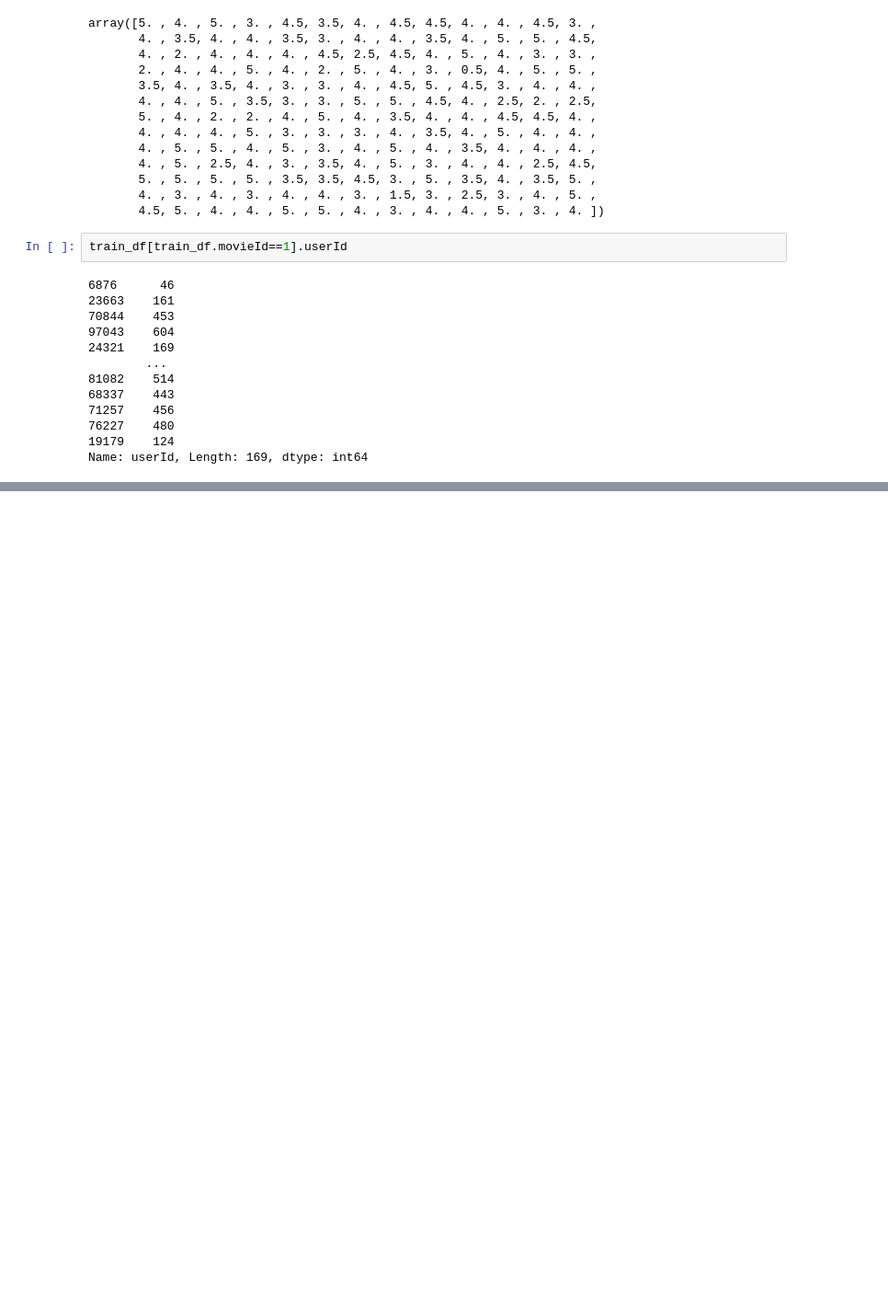
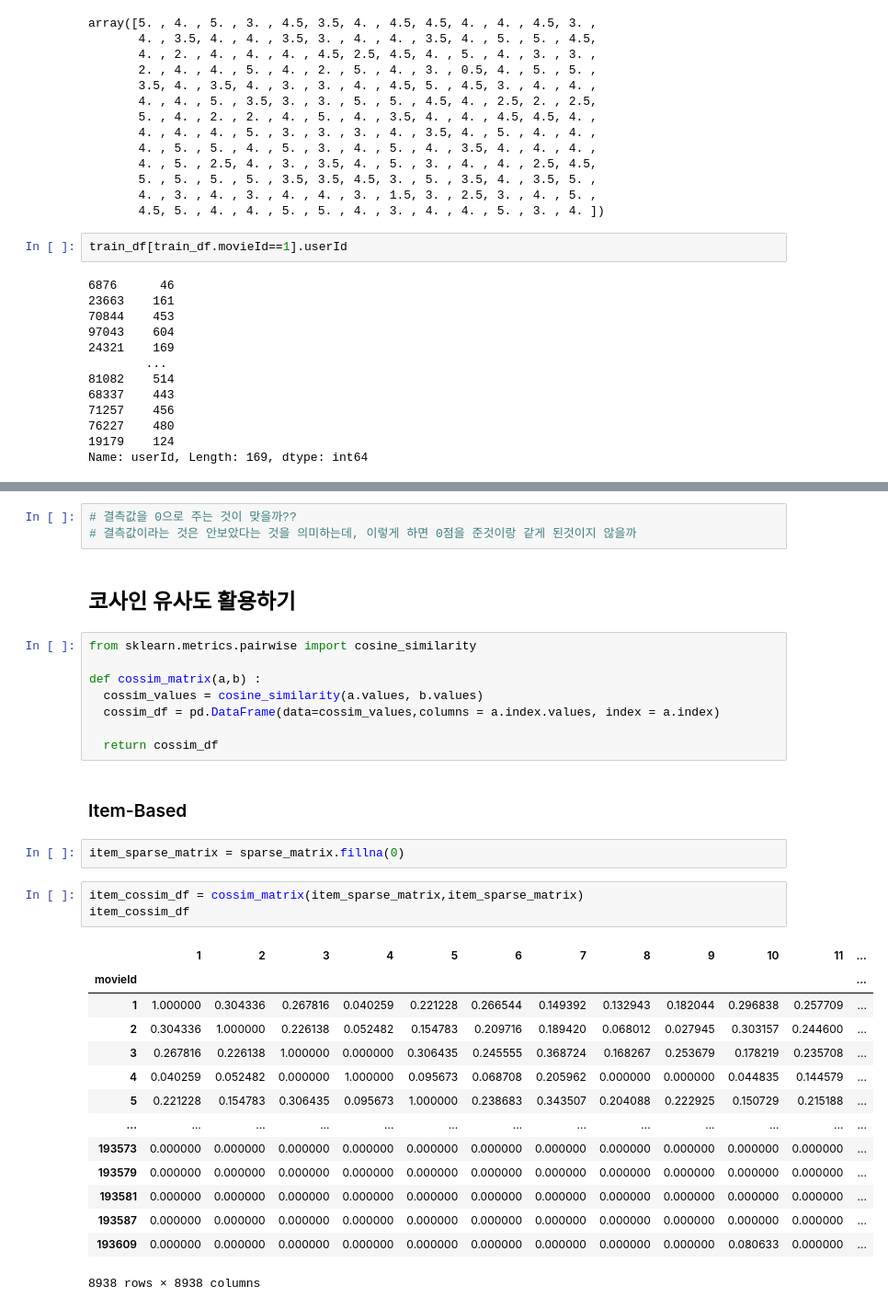
Before and after one commit to Vaycold/Vaycold, a Jupyter notebook: Recommend_Algorithm/#4.이웃기반_협업필터링.ipynb, the cells around one changed output, grey strips where cells are left out. Shown: that part at 92% size. Saved outputs shown, nothing was run; the diff lists cells and outputs as text; blank space fills up the shorter version.

```diff
--- a/Recommend_Algorithm/#4.이웃기반_협업필터링.ipynb
+++ b/Recommend_Algorithm/#4.이웃기반_협업필터링.ipynb
@@ -149,0 +167,35 @@ Name: userId, Length: 169, dtype: int64
+# %%
+# 결측값을 0으로 주는 것이 맞을까??
+# 결측값이라는 것은 안보았다는 것을 의미하는데, 이렇게 하면 0점을 준것이랑 같게 된것이지 않을까
+# %% [markdown]
+## 코사인 유사도 활용하기
+# %%
+from sklearn.metrics.pairwise import cosine_similarity
+
+def cossim_matrix(a,b) :
+  cossim_values = cosine_similarity(a.values, b.values)
+  cossim_df = pd.DataFrame(data=cossim_values,columns = a.index.values, index = a.index)
+
+  return cossim_df
+# %% [markdown]
+### Item-Based
+# %%
+item_sparse_matrix = sparse_matrix.fillna(0)
+# %%
+item_cossim_df = cossim_matrix(item_sparse_matrix,item_sparse_matrix)
+item_cossim_df
+# %% [output]
+|  | 1 | 2 | 3 | 4 | 5 | 6 | 7 | 8 | 9 | 10 | 11 | ... |
+| movieId |  |  |  |  |  |  |  |  |  |  |  | ... |
+| 1 | 1.000000 | 0.304336 | 0.267816 | 0.040259 | 0.221228 | 0.266544 | 0.149392 | 0.132943 | 0.182044 | 0.296838 | 0.257709 | ... |
+| 2 | 0.304336 | 1.000000 | 0.226138 | 0.052482 | 0.154783 | 0.209716 | 0.189420 | 0.068012 | 0.027945 | 0.303157 | 0.244600 | ... |
+| 3 | 0.267816 | 0.226138 | 1.000000 | 0.000000 | 0.306435 | 0.245555 | 0.368724 | 0.168267 | 0.253679 | 0.178219 | 0.235708 | ... |
+| 4 | 0.040259 | 0.052482 | 0.000000 | 1.000000 | 0.095673 | 0.068708 | 0.205962 | 0.000000 | 0.000000 | 0.044835 | 0.144579 | ... |
+| 5 | 0.221228 | 0.154783 | 0.306435 | 0.095673 | 1.000000 | 0.238683 | 0.343507 | 0.204088 | 0.222925 | 0.150729 | 0.215188 | ... |
+| ... | ... | ... | ... | ... | ... | ... | ... | ... | ... | ... | ... | ... |
+| 193573 | 0.000000 | 0.000000 | 0.000000 | 0.000000 | 0.000000 | 0.000000 | 0.000000 | 0.000000 | 0.000000 | 0.000000 | 0.000000 | ... |
+| 193579 | 0.000000 | 0.000000 | 0.000000 | 0.000000 | 0.000000 | 0.000000 | 0.000000 | 0.000000 | 0.000000 | 0.000000 | 0.000000 | ... |
+| 193581 | 0.000000 | 0.000000 | 0.000000 | 0.000000 | 0.000000 | 0.000000 | 0.000000 | 0.000000 | 0.000000 | 0.000000 | 0.000000 | ... |
+| 193587 | 0.000000 | 0.000000 | 0.000000 | 0.000000 | 0.000000 | 0.000000 | 0.000000 | 0.000000 | 0.000000 | 0.000000 | 0.000000 | ... |
+| 193609 | 0.000000 | 0.000000 | 0.000000 | 0.000000 | 0.000000 | 0.000000 | 0.000000 | 0.000000 | 0.000000 | 0.080633 | 0.000000 | ... |
+8938 rows × 8938 columns
```
Also changed, not shown: parts of 26 cells of this notebook.
